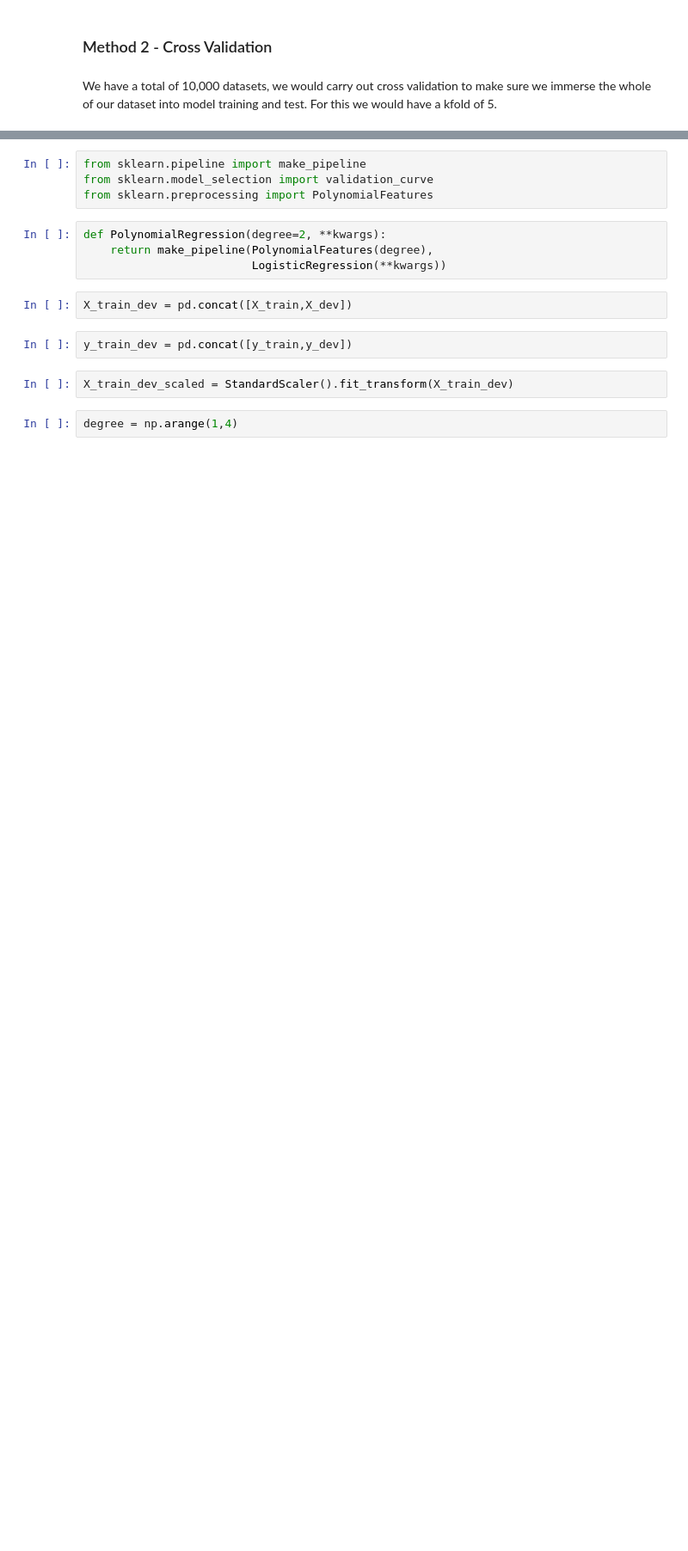
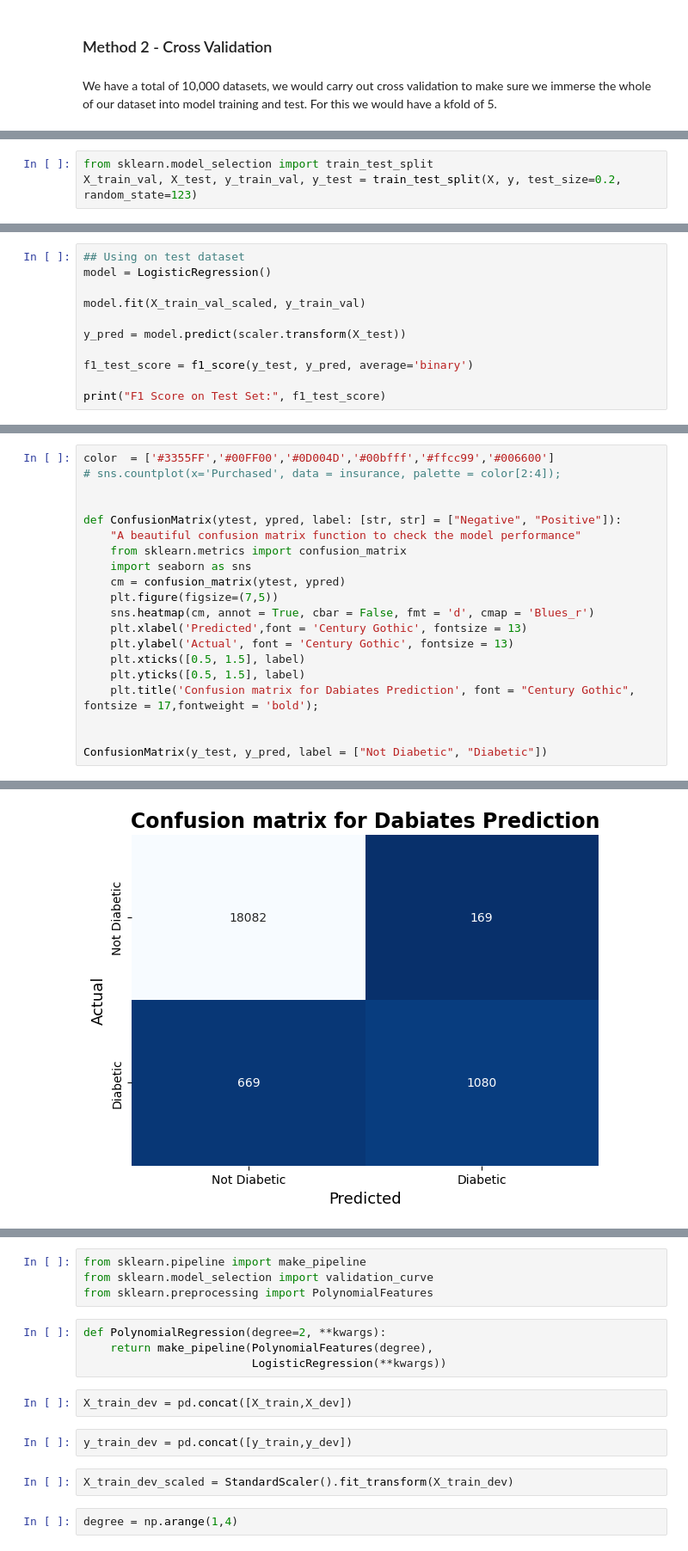
Before and after one commit to AISaturdaysLagos/Cohort8-Team-Template, a Jupyter notebook: app/server/notebook/base_model.ipynb, the cells around one changed output, grey strips where cells are left out. Shown: that part at 86% size. Drawn from its saved outputs; the diff is of its cells as text; blank space fills up the shorter version.

Commit message:
cross-validation, model_building and model evaluation

```diff
--- a/app/server/notebook/base_model.ipynb
+++ b/app/server/notebook/base_model.ipynb
@@ -297,0 +301,3 @@ print(len(y))
+# %%
+from sklearn.model_selection import train_test_split
+X_train_val, X_test, y_train_val, y_test = train_test_split(X, y, test_size=0.2, random_state=123)
@@ -297,0 +330,11 @@ print(len(y))
+# %%
+## Using on test dataset
+model = LogisticRegression()
+
+model.fit(X_train_val_scaled, y_train_val)
+
+y_pred = model.predict(scaler.transform(X_test))
+
+f1_test_score = f1_score(y_test, y_pred, average='binary')
+
+print("F1 Score on Test Set:", f1_test_score)
@@ -297,0 +345,21 @@ print(len(y))
+# %%
+color  = ['#3355FF','#00FF00','#0D004D','#00bfff','#ffcc99','#006600']
+# sns.countplot(x='Purchased', data = insurance, palette = color[2:4]);
+
+
+def ConfusionMatrix(ytest, ypred, label: [str, str] = ["Negative", "Positive"]):
+    "A beautiful confusion matrix function to check the model performance"
+    from sklearn.metrics import confusion_matrix
+    import seaborn as sns
+    cm = confusion_matrix(ytest, ypred)
+    plt.figure(figsize=(7,5))
+    sns.heatmap(cm, annot = True, cbar = False, fmt = 'd', cmap = 'Blues_r')
+    plt.xlabel('Predicted',font = 'Century Gothic', fontsize = 13)
+    plt.ylabel('Actual', font = 'Century Gothic', fontsize = 13)
+    plt.xticks([0.5, 1.5], label)
+    plt.yticks([0.5, 1.5], label)
+    plt.title('Confusion matrix for Dabiates Prediction', font = "Century Gothic", fontsize = 17,fontweight = 'bold');
+
+
+ConfusionMatrix(y_test, y_pred, label = ["Not Diabetic", "Diabetic"])
+# %% [output]
@@ -297,0 +382 @@ print(len(y))
+[figure, added]
```
Also changed, not shown: parts of 38 cells of this notebook.
